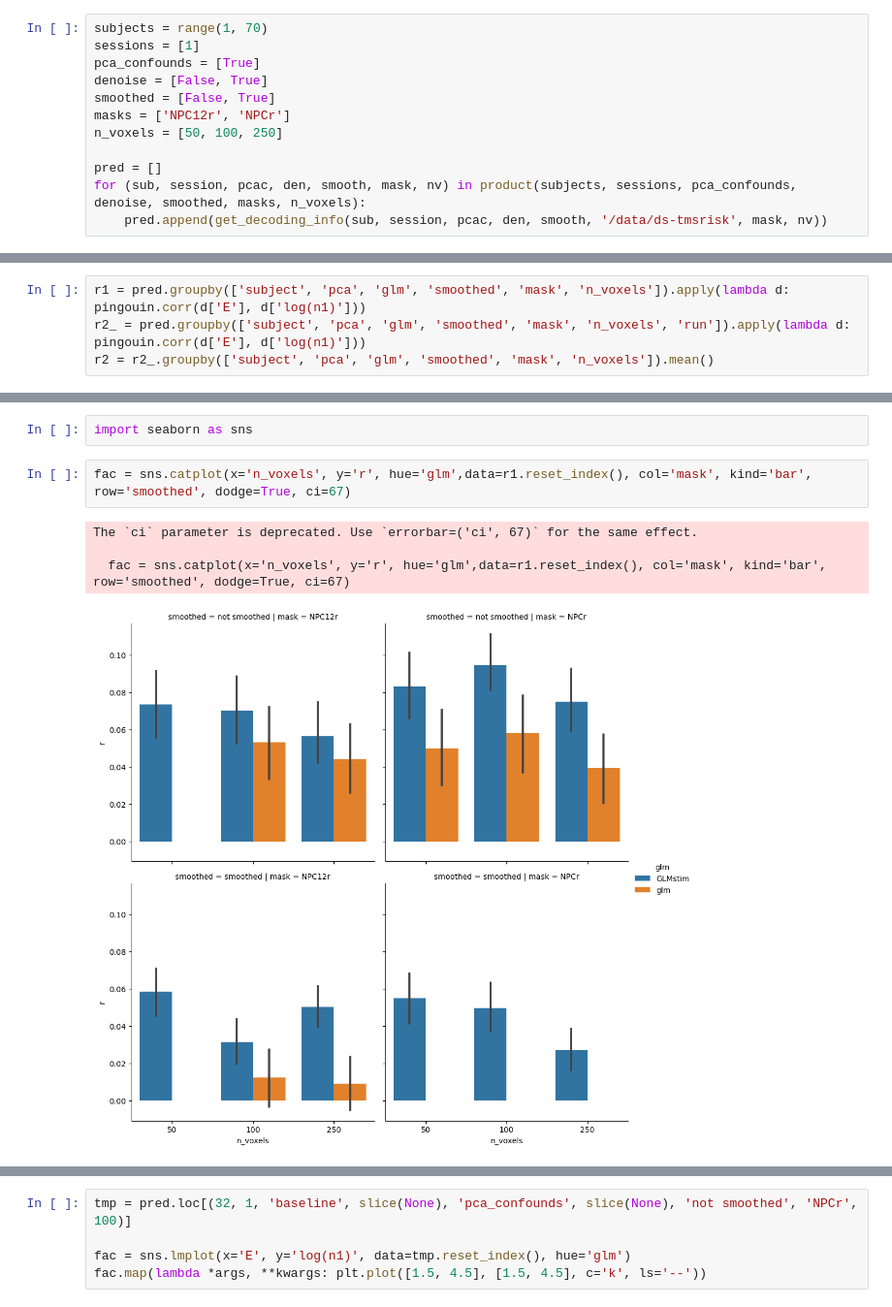
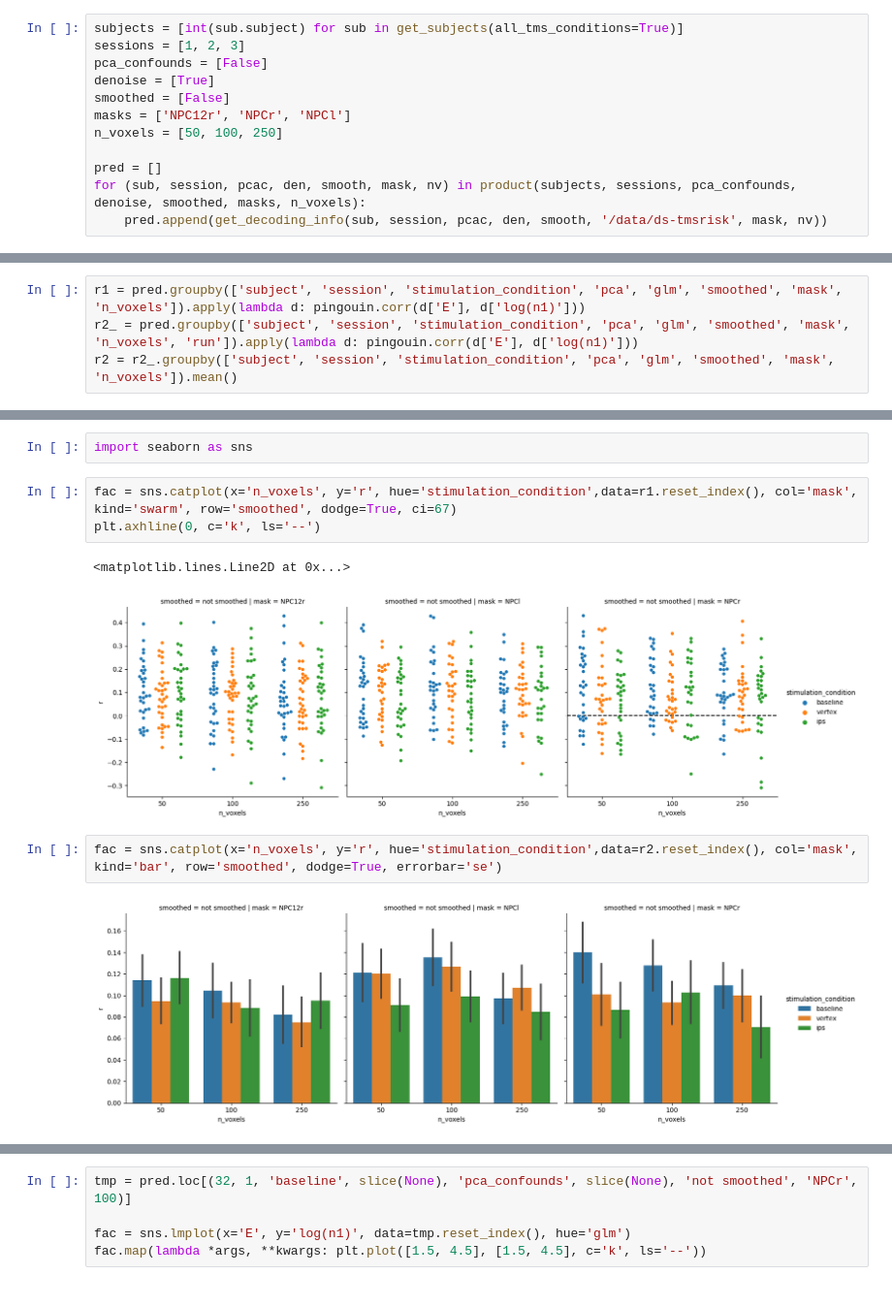
Before and after one commit to Gilles86/tms_risk, a Jupyter notebook: tms_risk/encoding_model/analyze_decoding.ipynb, the cells around one changed output, grey strips where cells are left out. Shown: that part at 97% size. Saved outputs shown, nothing was run; the diff lists cells and outputs as text.

```diff
--- a/tms_risk/encoding_model/analyze_decoding.ipynb
+++ b/tms_risk/encoding_model/analyze_decoding.ipynb
@@ -38,12 +38,12 @@ def get_decoding_info(subject, session, pca_confounds=False, denoise=False, smoo
         print(pdf)
         return pd.DataFrame(np.zeros((0, 0)))
 # %%
-subjects = range(1, 70)
-sessions = [1]
-pca_confounds = [True]
-denoise = [False, True]
-smoothed = [False, True]
-masks = ['NPC12r', 'NPCr']
+subjects = [int(sub.subject) for sub in get_subjects(all_tms_conditions=True)]
+sessions = [1, 2, 3]
+pca_confounds = [False]
+denoise = [True]
+smoothed = [False]
+masks = ['NPC12r', 'NPCr', 'NPCl']
 n_voxels = [50, 100, 250]
 
 pred = []
@@ -74,6 +74,6 @@ pred = pd.concat(pred)
 # %%
 pred = pred.join(df, how='inner')
 # %%
-r1 = pred.groupby(['subject', 'pca', 'glm', 'smoothed', 'mask', 'n_voxels']).apply(lambda d: pingouin.corr(d['E'], d['log(n1)']))
-r2_ = pred.groupby(['subject', 'pca', 'glm', 'smoothed', 'mask', 'n_voxels', 'run']).apply(lambda d: pingouin.corr(d['E'], d['log(n1)']))
-r2 = r2_.groupby(['subject', 'pca', 'glm', 'smoothed', 'mask', 'n_voxels']).mean()
+r1 = pred.groupby(['subject', 'session', 'stimulation_condition', 'pca', 'glm', 'smoothed', 'mask', 'n_voxels']).apply(lambda d: pingouin.corr(d['E'], d['log(n1)']))
+r2_ = pred.groupby(['subject', 'session', 'stimulation_condition', 'pca', 'glm', 'smoothed', 'mask', 'n_voxels', 'run']).apply(lambda d: pingouin.corr(d['E'], d['log(n1)']))
+r2 = r2_.groupby(['subject', 'session', 'stimulation_condition', 'pca', 'glm', 'smoothed', 'mask', 'n_voxels']).mean()
@@ -80,9 +88,12 @@ r2 = r2_.groupby(['subject', 'pca', 'glm', 'smoothed', 'mask', 'n_voxels']).mean
 # %%
 import seaborn as sns
+# %%
+fac = sns.catplot(x='n_voxels', y='r', hue='stimulation_condition',data=r1.reset_index(), col='mask', kind='swarm', row='smoothed', dodge=True, ci=67)
+plt.axhline(0, c='k', ls='--')
+# %% [output]
+<matplotlib.lines.Line2D at 0x...>
+[figure, added]
 # %%
-fac = sns.catplot(x='n_voxels', y='r', hue='glm',data=r1.reset_index(), col='mask', kind='bar', row='smoothed', dodge=True, ci=67)
+fac = sns.catplot(x='n_voxels', y='r', hue='stimulation_condition',data=r2.reset_index(), col='mask', kind='bar', row='smoothed', dodge=True, errorbar='se')
 # %% [output]
-The `ci` parameter is deprecated. Use `errorbar=('ci', 67)` for the same effect.
-
-  fac = sns.catplot(x='n_voxels', y='r', hue='glm',data=r1.reset_index(), col='mask', kind='bar', row='smoothed', dodge=True, ci=67)
-[figure, old version]
+[figure, new version]
```
Also changed, not shown: parts of 22 cells of this notebook, 9 other files.
